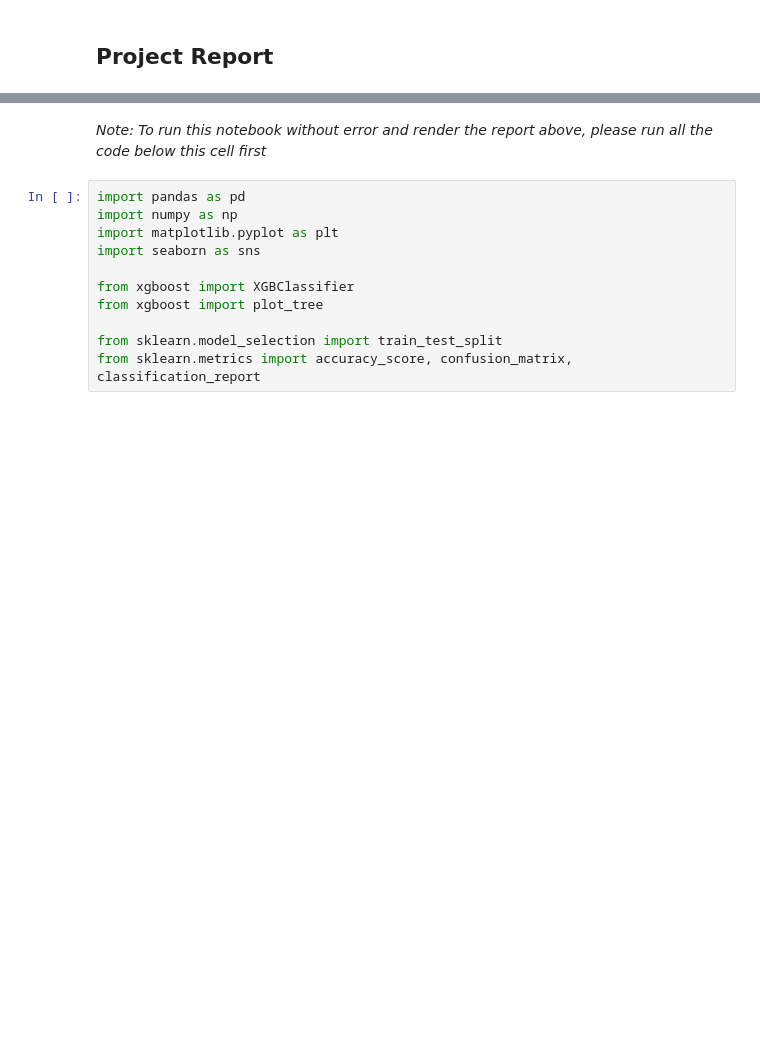
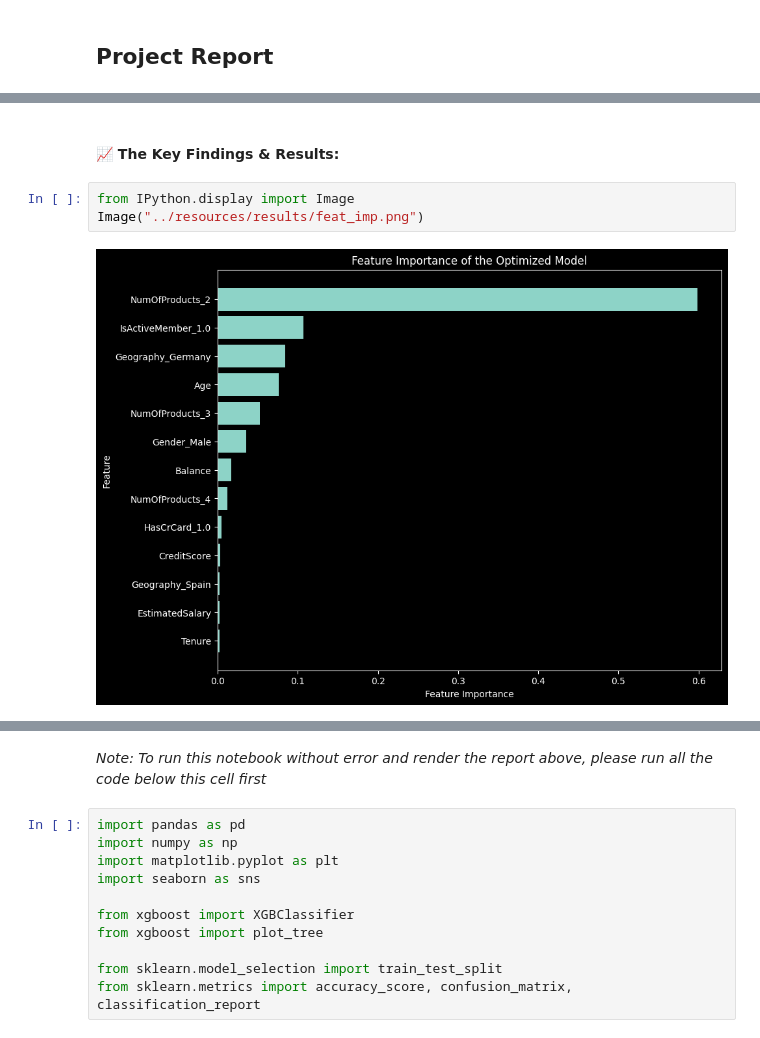
Before and after one commit to analytics-portfolio/Churn-Predictive-Model, a Jupyter notebook: notebooks/ml.ipynb, the cells around one changed output, grey strips where cells are left out. Saved outputs shown, nothing was run; the diff lists cells and outputs as text; blank space fills up the shorter version.

```diff
--- a/notebooks/ml.ipynb
+++ b/notebooks/ml.ipynb
@@ -2,0 +20,7 @@
+# %% [markdown]
+#### **📈 The Key Findings & Results**:
+# %%
+from IPython.display import Image
+Image("../resources/results/feat_imp.png")
+# %% [output]
+[figure, added]
```
Also changed, not shown: parts of 32 cells of this notebook.
